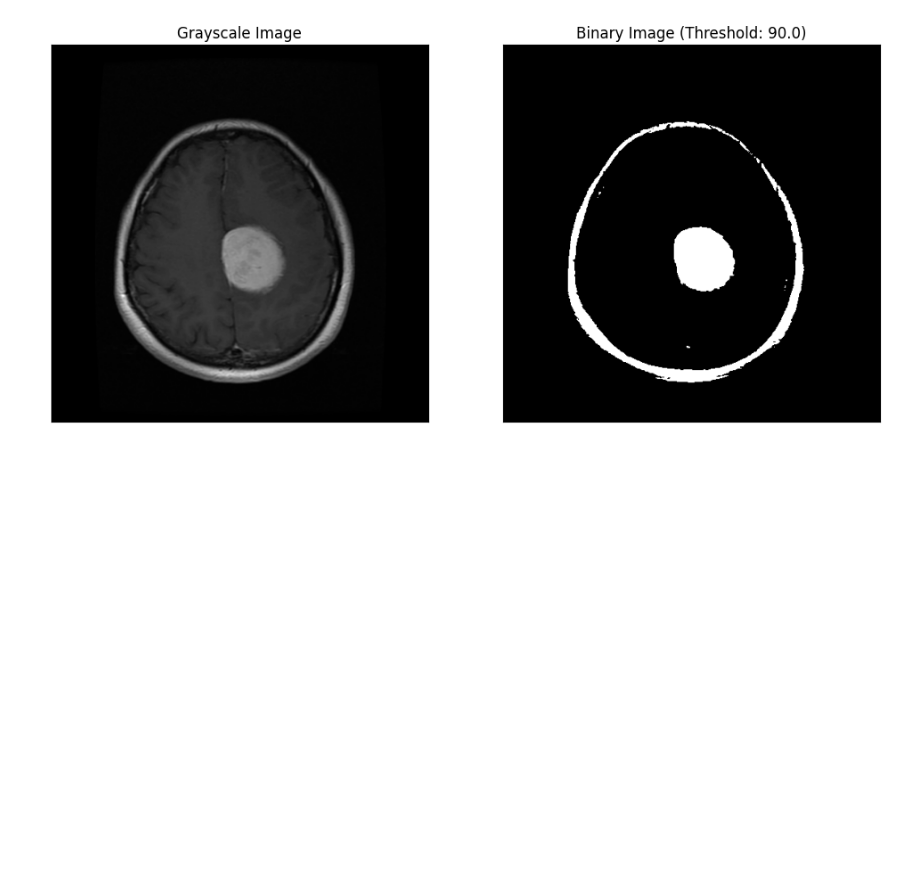
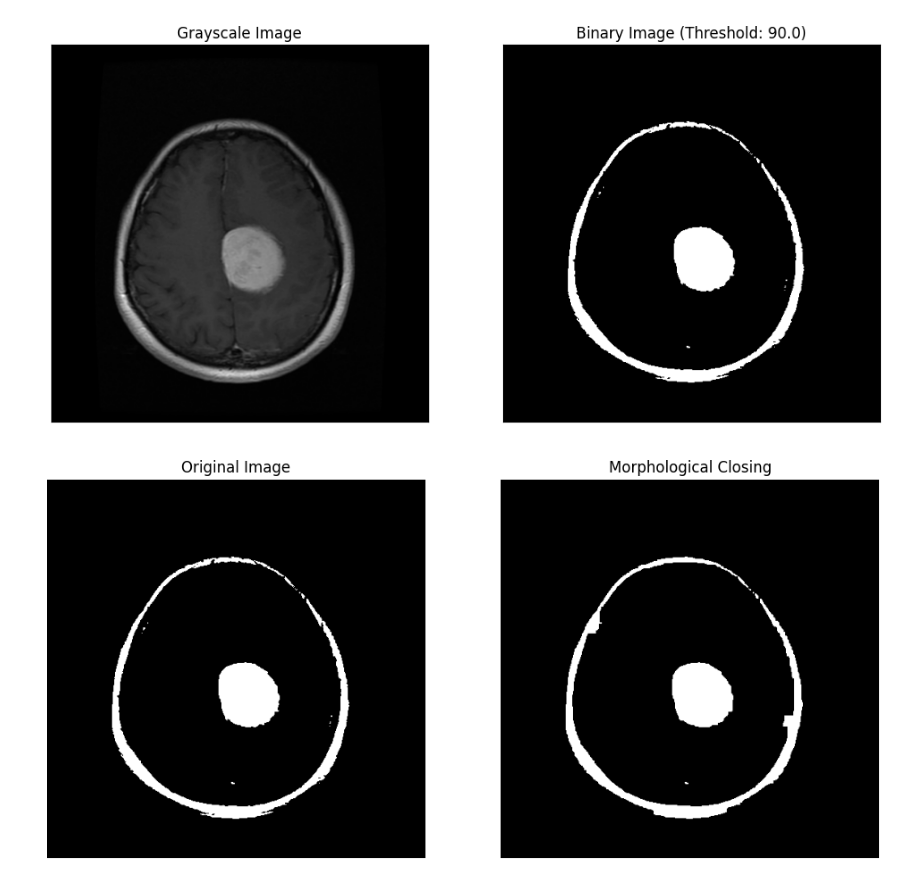
Before and after one commit to waiee/Brain-Tumor-Segmentation, a Jupyter notebook: main.ipynb, the cells around one changed output. Cells and saved outputs as stored; diff of their text form; code cells hidden in the pictures; blank space fills up the shorter version.

Commit message:
morphology

```diff
--- a/main.ipynb
+++ b/main.ipynb
@@ -5,7 +5,7 @@ import cv2
 import numpy as np
 from matplotlib import pyplot as plt
 # %%
-img = cv2.imread('C:/Users/user/Downloads/final year sem 1/VIP/project/brain tumor dataset/images/11.png',0)
+img = cv2.imread('C:/Users/user/Downloads/final year sem 1/VIP/project/brain tumor dataset/images/11.png', cv2.IMREAD_GRAYSCALE)
 
 #simple global thresholding
 ret,th1 = cv2.threshold(img,90,255,cv2.THRESH_BINARY)
@@ -20,3 +20,24 @@ plt.xticks([]),plt.yticks([])
 plt.show()
 # %% [output]
 [figure]
+# %%
+# morphological operations
+kernel = np.ones((3, 3), np.uint8)
+closing = cv2.morphologyEx(th1, cv2.MORPH_CLOSE, kernel, iterations=7)
+
+# Display the original and the result
+plt.figure(figsize=(12, 6))
+
+plt.subplot(1, 2, 1)
+plt.title('Original Image')
+plt.imshow(th1, cmap='gray')
+plt.axis('off')
+
+plt.subplot(1, 2, 2)
+plt.title('Morphological Closing')
+plt.imshow(closing, cmap='gray')
+plt.axis('off')
+
+plt.show()
+# %% [output]
+[figure, added]
```
